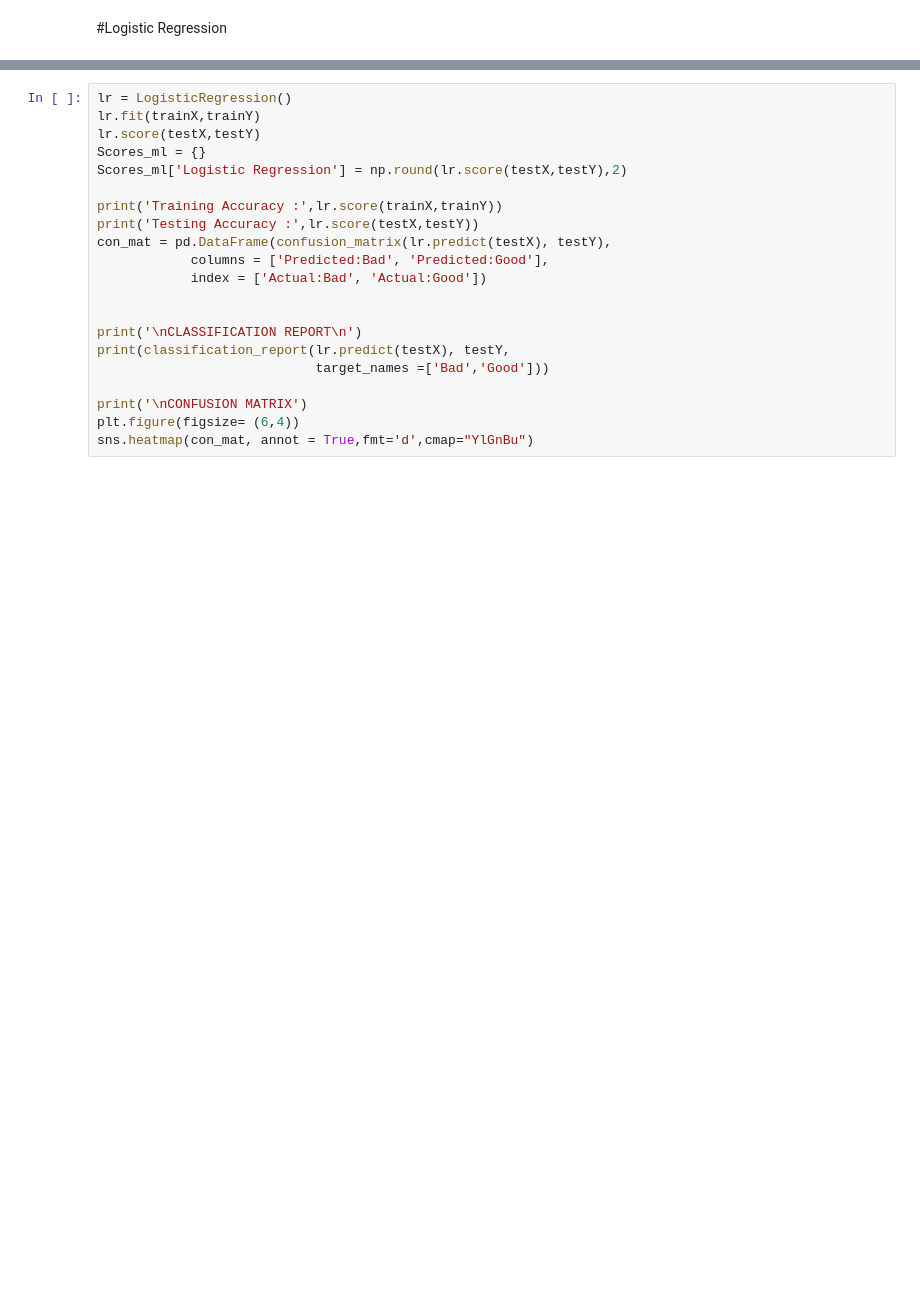
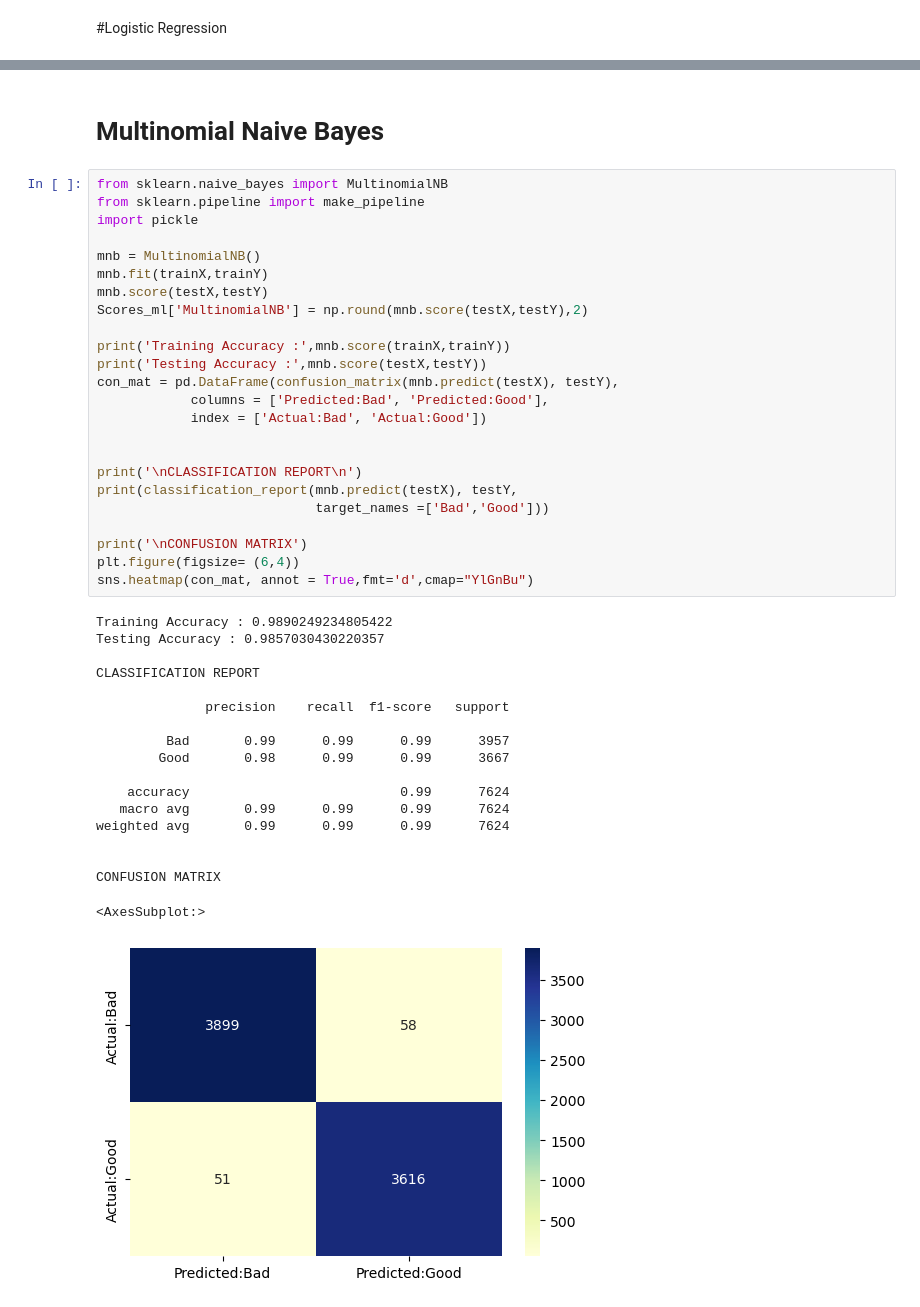
Before and after one commit to giacomovitangeli/phishing-detection, a Jupyter notebook: test_email.ipynb, the cells around one changed output, grey strips where cells are left out. Saved outputs shown, nothing was run; the diff lists cells and outputs as text; blank space fills up the shorter version.

```diff
--- a/test_email.ipynb
+++ b/test_email.ipynb
@@ -105,21 +276,45 @@ trainX, testX, trainY, testY = train_test_split(feature, raw_df.label)
+# %% [markdown]
+# Multinomial Naive Bayes
 # %%
-lr = LogisticRegression()
-lr.fit(trainX,trainY)
-lr.score(testX,testY)
-Scores_ml = {}
-Scores_ml['Logistic Regression'] = np.round(lr.score(testX,testY),2)
+from sklearn.naive_bayes import MultinomialNB
+from sklearn.pipeline import make_pipeline
+import pickle
 
-print('Training Accuracy :',lr.score(trainX,trainY))
-print('Testing Accuracy :',lr.score(testX,testY))
-con_mat = pd.DataFrame(confusion_matrix(lr.predict(testX), testY),
+mnb = MultinomialNB()
+mnb.fit(trainX,trainY)
+mnb.score(testX,testY)
+Scores_ml['MultinomialNB'] = np.round(mnb.score(testX,testY),2)
+
+print('Training Accuracy :',mnb.score(trainX,trainY))
+print('Testing Accuracy :',mnb.score(testX,testY))
+con_mat = pd.DataFrame(confusion_matrix(mnb.predict(testX), testY),
             columns = ['Predicted:Bad', 'Predicted:Good'],
             index = ['Actual:Bad', 'Actual:Good'])
 
 
 print('\nCLASSIFICATION REPORT\n')
-print(classification_report(lr.predict(testX), testY,
+print(classification_report(mnb.predict(testX), testY,
                             target_names =['Bad','Good']))
 
 print('\nCONFUSION MATRIX')
 plt.figure(figsize= (6,4))
 sns.heatmap(con_mat, annot = True,fmt='d',cmap="YlGnBu")
+# %% [output]
+Training Accuracy : 0.9890249234805422
+Testing Accuracy : 0.9857030430220357
+
+CLASSIFICATION REPORT
+
+              precision    recall  f1-score   support
+
+         Bad       0.99      0.99      0.99      3957
+        Good       0.98      0.99      0.99      3667
+
+    accuracy                           0.99      7624
+   macro avg       0.99      0.99      0.99      7624
+weighted avg       0.99      0.99      0.99      7624
+
+
+CONFUSION MATRIX
+<AxesSubplot:>
+[figure, added]
```
Also changed, not shown: parts of 15 cells of this notebook.
